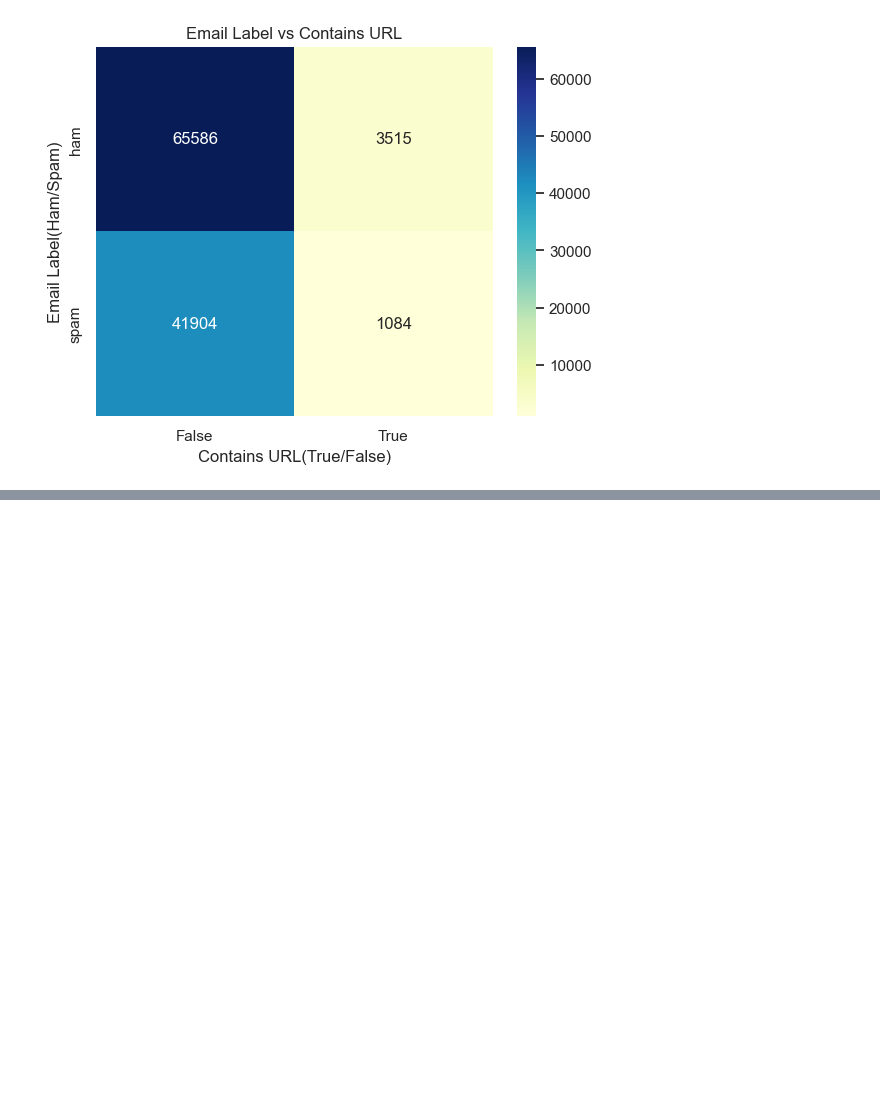
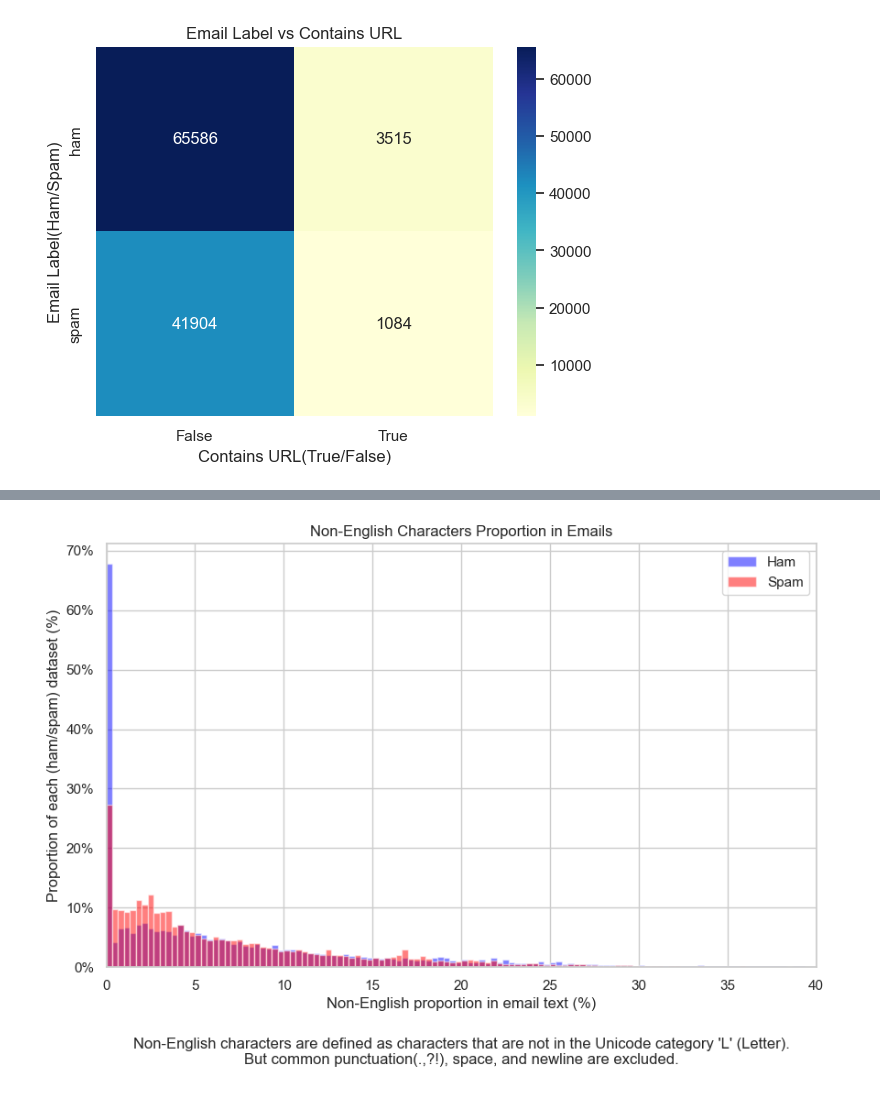
Before and after one commit to KnightChaser/AIPP4Collegers, a Jupyter notebook: dataset/datasetVisualization.ipynb, the cells around one changed output, grey strips where cells are left out. Saved outputs shown, nothing was run; the diff lists cells and outputs as text; code cells hidden in the pictures; blank space fills up the shorter version.

```diff
--- a/dataset/datasetVisualization.ipynb
+++ b/dataset/datasetVisualization.ipynb
@@ -152,0 +266,57 @@ plt.show()
+# %%
+import pandas as pd
+import matplotlib.pyplot as plt
+import unicodedata
+
+data = {
+    "text": df["text"],
+    "label": df["label"]
+}
+df = pd.DataFrame(data)
+
+# Function to calculate proportion of non-English characters per 100 characters
+def calculate_non_english_proportion(text):
+    # Remove whitespaces and newlines
+    text = text.replace(" ", "")
+    text = text.replace("\n", "")
+    text = text.replace(".", "").replace(",", "").replace("!", "").replace("?", "")     # Exclude common punctuation
+    non_english_count = sum(1 for char in text if unicodedata.category(char)[0] != 'L')
+    total_characters = len(text)
+    return (non_english_count / total_characters) * 100 if total_characters > 0 else 0
+
+# Apply non-English proportion calculation to the DataFrame
+df["non_english_proportion"] = df["text"].apply(calculate_non_english_proportion)
+
+# Separate ham and spam emails
+ham_emails = df[df["label"] == "ham"]
+spam_emails = df[df["label"] == "spam"]
+
+# Plot histograms for non-English proportion distribution of ham and spam emails
+plt.figure(figsize=(10, 6))
+
+# Calculate relative frequency
+bins = 300
+
+# Plot histogram for emails
+plt.hist(ham_emails["non_english_proportion"], bins=bins, alpha=0.5, color="blue", label="Ham", density=True)
+plt.hist(spam_emails["non_english_proportion"], bins=bins, alpha=0.5, color="red", label="Spam", density=True)
+
+plt.title("Non-English Characters Proportion in Emails")
+plt.xlabel("Non-English proportion in email text (%)")
+plt.xlim(0, 40)
+plt.ylabel("Proportion of each (ham/spam) dataset (%)")
+plt.legend()
+plt.grid(True)
+caption_text = "Non-English characters are defined as characters that are not in the Unicode category 'L' (Letter).\nBut common punctuation(.,?!), space, and newline are excluded."
+plt.text(0.5, -0.2, caption_text, ha='center', va='center', transform=plt.gca().transAxes)
+
+# Function to format y-axis as percentage like 10% from fractional values like 0.1
+formatter = FuncFormatter(lambda y, _: '{:.0%}'.format(y))
+plt.gca().yaxis.set_major_formatter(formatter)
+
+plt.show()
+
+# As expected, spam emails tend to have a higher proportion of non-English characters compared to ham emails.
+# Especially, spam emails have a higher proportion of non-English characters than ham emails.
+# %% [output]
+[figure, added]
```
Also changed, not shown: parts of 5 cells of this notebook.
